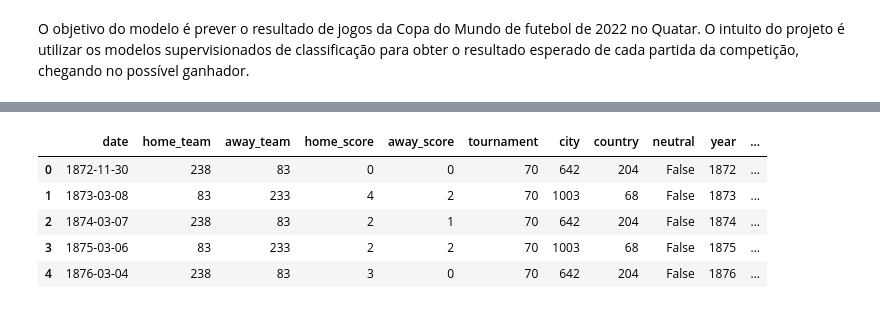
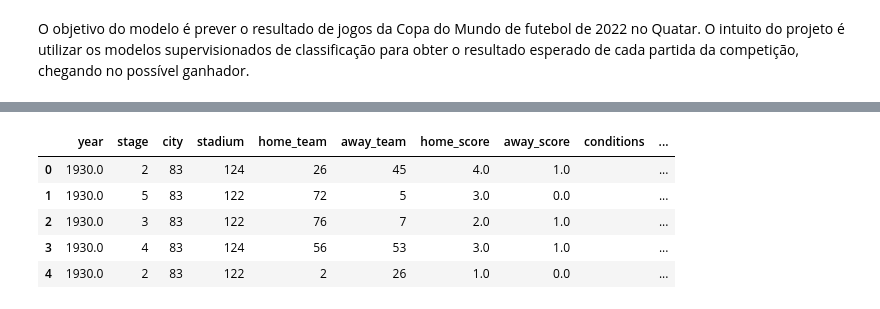
Before and after one commit to xxbielxd/Machine_Learning_Final, a Jupyter notebook: Machine_Learning_Final.ipynb, the cells around one changed output, grey strips where cells are left out. Saved outputs shown, nothing was run; the diff lists cells and outputs as text; code cells hidden in the pictures.

Commit message:
troquei data set e melhorei as tasks

```diff
--- a/Machine_Learning_Final.ipynb
+++ b/Machine_Learning_Final.ipynb
@@ -53,0 +75,17 @@ dados.head()
+# %%
+# Nomear as colunas
+
+dados.columns = [
+    "year",
+    "stage",
+    "city",
+    "stadium",
+    "home_team",
+    "away_team",
+    "home_score",
+    "away_score",
+    "conditions",
+    "attendance"
+]
+
+dados.head()
@@ -75,9 +121,0 @@ memory usage: 2.7+ MB
-# %%
-# Removemos os NAs presentes
-dados = dados.dropna();
-
-# Covertemos os placares para inteiros
-dados["home_score"] = dados["home_score"].astype("int")
-dados["away_score"] = dados["away_score"].astype("int")
-
-dados[["home_score","away_score"]]
@@ -98,9 +121,0 @@ dados[["home_score","away_score"]]
-# %%
-# Separamos os valores de data em colunas diferentes
-dados[["year", "month", "day"]] = dados["date"].str.split("-", expand = True)
-
-# Convertemos as strings para inteiros
-dados[["year", "month", "day"]] = dados[["year", "month", "day"]].astype("int")
-dados[["year", "month", "day"]]
-
-dados.drop("date", axis=1)
@@ -122,9 +278,9 @@ dados.drop("date", axis=1)
 # Mudamos os valores de cada coluna categorica para o tipo category, para futuramente transformá-los em números
 dados["home_team"]  = dados["home_team"].astype('category')
 dados["away_team"]  = dados["away_team"].astype('category')
-dados["tournament"] = dados["tournament"].astype('category')
+dados["stadium"] = dados["stadium"].astype('category')
 dados["city"]       = dados["city"].astype('category')
-dados["country"]    = dados["country"].astype('category')
+dados["stage"]    = dados["stage"].astype('category')
 dados.info()
 # %% [output]
 <class 'pandas.core.frame.DataFrame'>
@@ -149,16 +304,17 @@ memory usage: 2.1+ MB
 # %%
 # Convertemos as colunas categoricas para inteiros
+#dados = dados.query("year >= 2000")
 dados["home_team"] = dados["home_team"].cat.codes
 dados["away_team"] = dados["away_team"].cat.codes
-dados["tournament"] = dados["tournament"].cat.codes
+dados["stadium"] = dados["stadium"].cat.codes
 dados["city"] = dados["city"].cat.codes
-dados["country"] = dados["country"].cat.codes
+dados["stage"] = dados["stage"].cat.codes
 dados.head()
 # %% [output]
-|  | date | home_team | away_team | home_score | away_score | tournament | city | country | neutral | year | ... |
-| 0 | 1872-11-30 | 238 | 83 | 0 | 0 | 70 | 642 | 204 | False | 1872 | ... |
-| 1 | 1873-03-08 | 83 | 233 | 4 | 2 | 70 | 1003 | 68 | False | 1873 | ... |
-| 2 | 1874-03-07 | 238 | 83 | 2 | 1 | 70 | 642 | 204 | False | 1874 | ... |
-| 3 | 1875-03-06 | 83 | 233 | 2 | 2 | 70 | 1003 | 68 | False | 1875 | ... |
-| 4 | 1876-03-04 | 238 | 83 | 3 | 0 | 70 | 642 | 204 | False | 1876 | ... |
+|  | year | stage | city | stadium | home_team | away_team | home_score | away_score | conditions | ... |
+| 0 | 1930.0 | 2 | 83 | 124 | 26 | 45 | 4.0 | 1.0 |  | ... |
+| 1 | 1930.0 | 5 | 83 | 122 | 72 | 5 | 3.0 | 0.0 |  | ... |
+| 2 | 1930.0 | 3 | 83 | 122 | 76 | 7 | 2.0 | 1.0 |  | ... |
+| 3 | 1930.0 | 4 | 83 | 124 | 56 | 53 | 3.0 | 1.0 |  | ... |
+| 4 | 1930.0 | 2 | 83 | 122 | 2 | 26 | 1.0 | 0.0 |  | ... |
 # %%
```
Also changed, not shown: parts of 20 cells of this notebook, 1 other file.
